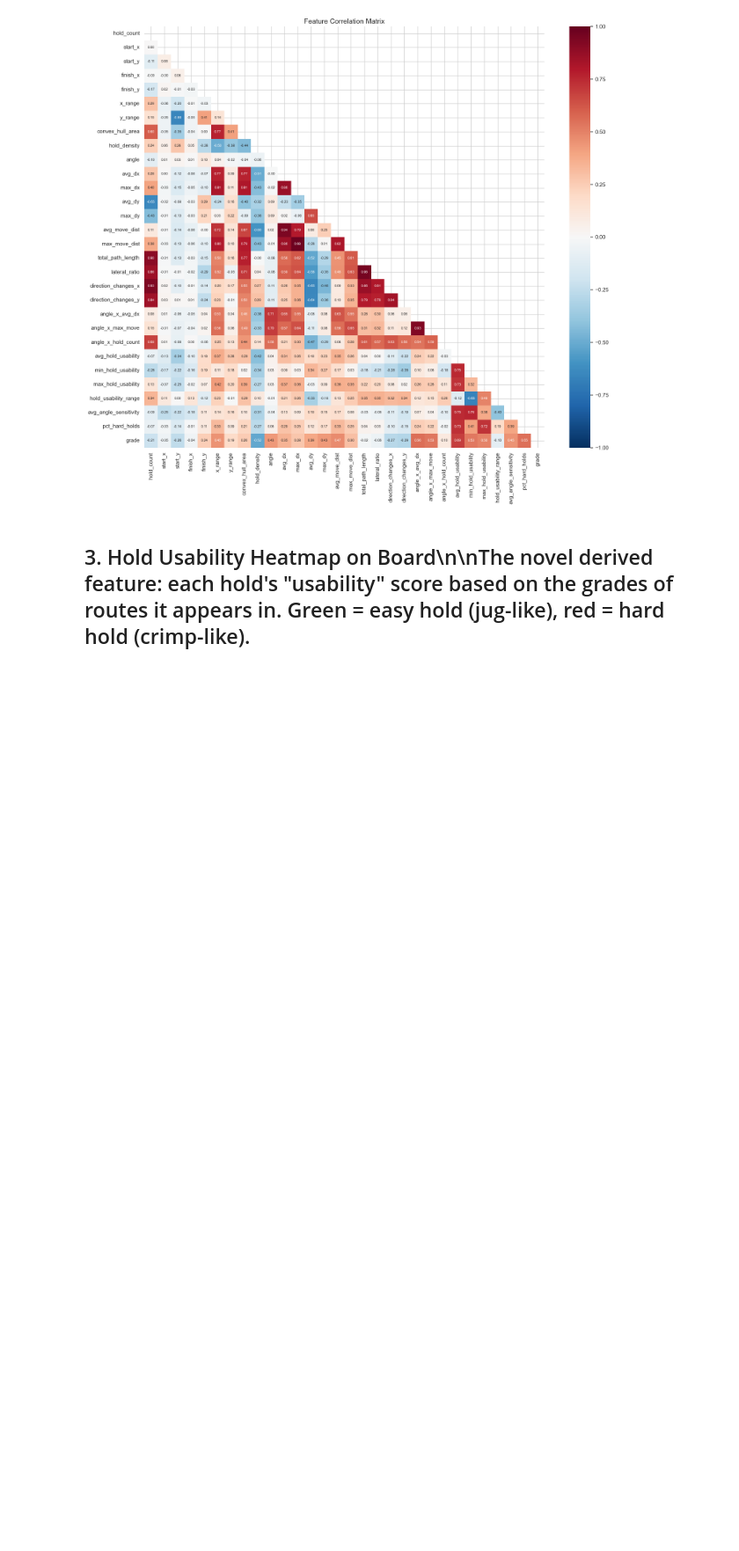
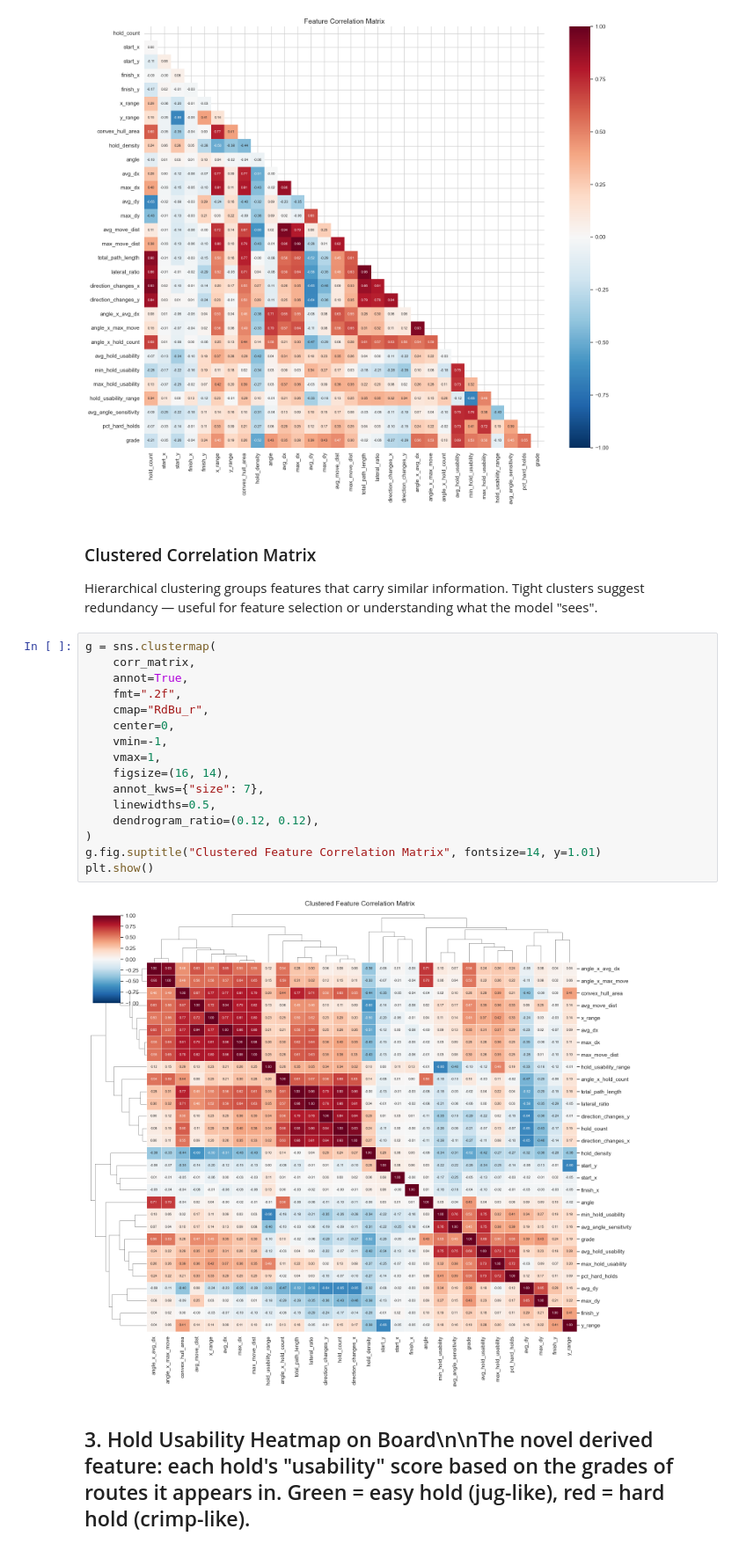
Before and after one commit to JavFerChar/portfolio-projects, a Jupyter notebook: kilter-grade-predictor/notebooks/02_features.ipynb, the cells around one changed output. Shown at 88% size. Cells and saved outputs as stored; diff of their text form; blank space fills up the shorter version.

Commit message:
Add clustered correlation matrix to feature notebook
Co-Authored-By: Claude Opus 4.6 (1M context) <noreply@anthropic.com>

```diff
--- a/kilter-grade-predictor/notebooks/02_features.ipynb
+++ b/kilter-grade-predictor/notebooks/02_features.ipynb
@@ -154,6 +154,28 @@ plt.tight_layout()
 plt.show()
 # %% [output]
 [figure]
+# %% [markdown]
+### Clustered Correlation Matrix
+
+Hierarchical clustering groups features that carry similar information. Tight clusters suggest redundancy — useful for feature selection or understanding what the model "sees".
+# %%
+g = sns.clustermap(
+    corr_matrix,
+    annot=True,
+    fmt=".2f",
+    cmap="RdBu_r",
+    center=0,
+    vmin=-1,
+    vmax=1,
+    figsize=(16, 14),
+    annot_kws={"size": 7},
+    linewidths=0.5,
+    dendrogram_ratio=(0.12, 0.12),
+)
+g.fig.suptitle("Clustered Feature Correlation Matrix", fontsize=14, y=1.01)
+plt.show()
+# %% [output]
+[figure, added]
 # %% [markdown]
 ## 3. Hold Usability Heatmap on Board\n\nThe novel derived feature: each hold's \"usability\" score based on the grades of routes it appears in. Green = easy hold (jug-like), red = hard hold (crimp-like).
 # %%
```
Also changed, not shown: parts of 1 cell of this notebook.
